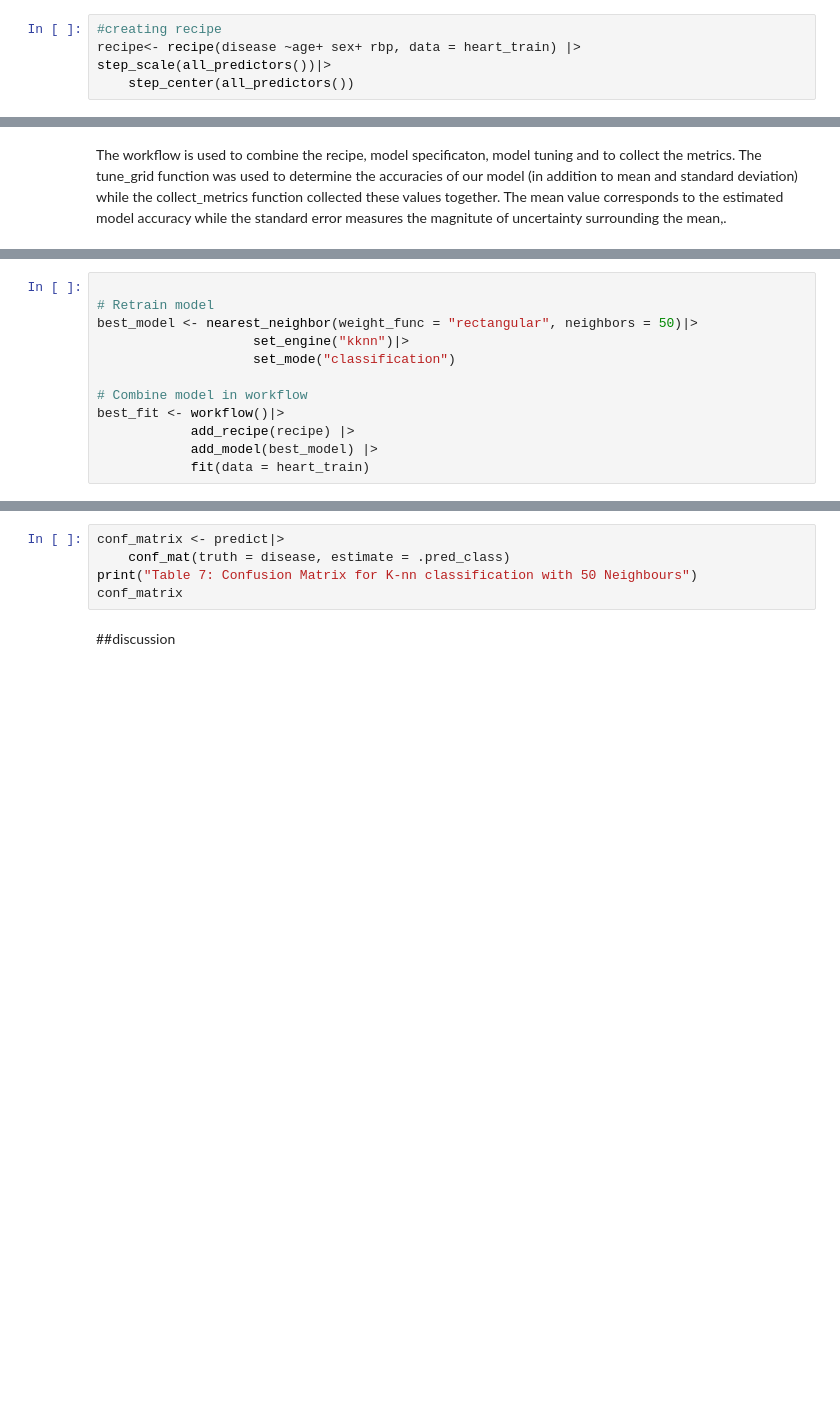
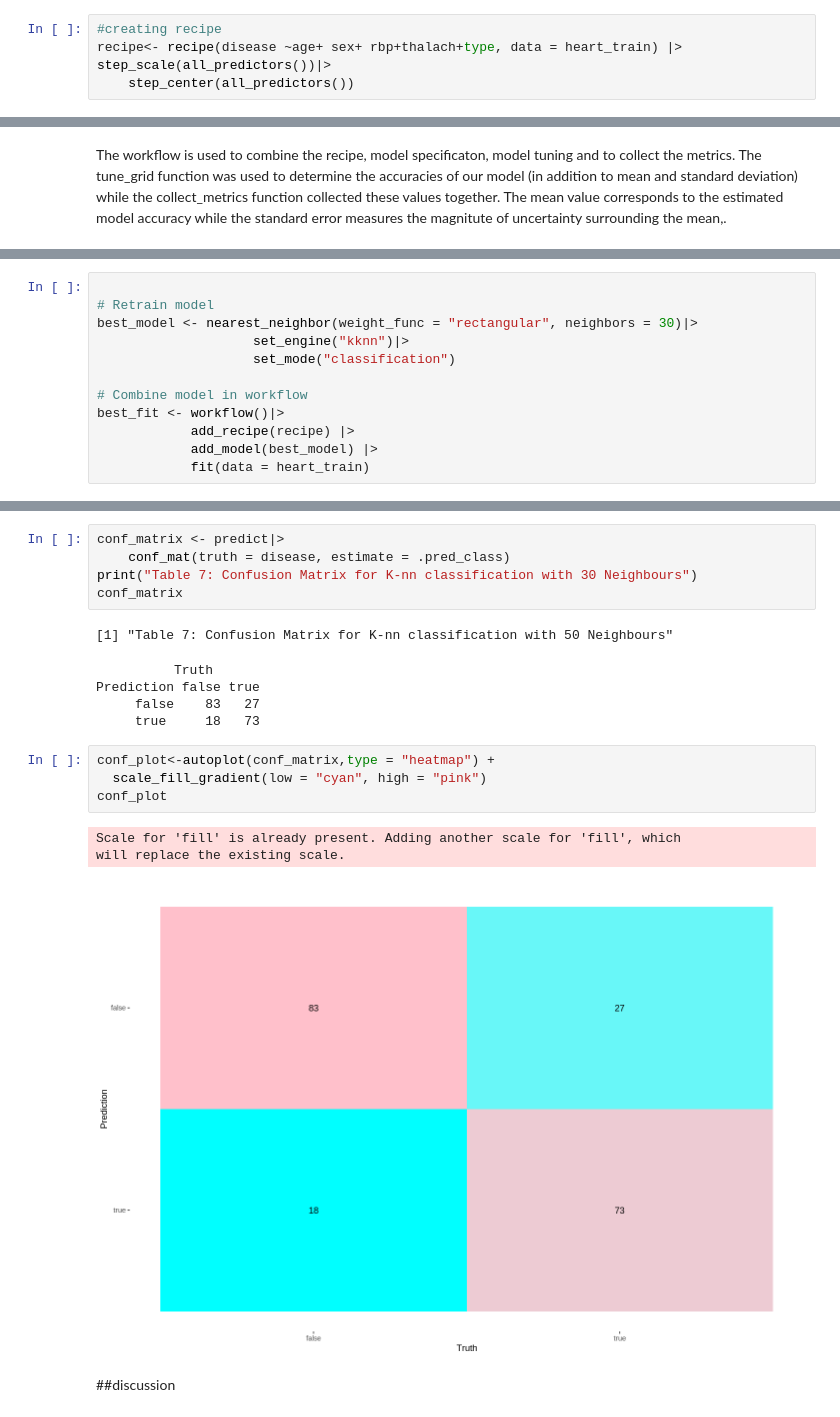
Before and after one commit to ciaraaf/dsci_grp_156, a Jupyter notebook: heart2.ipynb, the cells around one changed output, grey strips where cells are left out. Cells and saved outputs as stored; diff of their text form; blank space fills up the shorter version.

```diff
--- a/heart2.ipynb
+++ b/heart2.ipynb
@@ -367,7 +425,7 @@ chol_dist
 To built the recipe, rank was selected as the target variable while the predicting variables were specified as aces, rank points, age and draw size. The variables were scaled and centered to ensure that their mean was zero and their standard deviation was one. Without the standardization process, our predictors will have unequal effects on our classifier which would decrease the prediction accuracy of our model.
 # %%
 #creating recipe
-recipe<- recipe(disease ~age+ sex+ rbp, data = heart_train) |>
+recipe<- recipe(disease ~age+ sex+ rbp+thalach+type, data = heart_train) |>
 step_scale(all_predictors())|>
     step_center(all_predictors())
 # %% [markdown]
@@ -424,7 +527,7 @@ To visualize how the model accuracy varies across the various K-values, the accu
 # %%
 
 # Retrain model
-best_model <- nearest_neighbor(weight_func = "rectangular", neighbors = 50)|>
+best_model <- nearest_neighbor(weight_func = "rectangular", neighbors = 30)|>
                     set_engine("kknn")|>
                     set_mode("classification")
 
@@ -450,8 +559,22 @@ The fit and predict functions were used to predict testing set labels with our t
 # %%
 conf_matrix <- predict|>
     conf_mat(truth = disease, estimate = .pred_class)
-print("Table 7: Confusion Matrix for K-nn classification with 50 Neighbours")
+print("Table 7: Confusion Matrix for K-nn classification with 30 Neighbours")
 conf_matrix
+# %% [output]
+[1] "Table 7: Confusion Matrix for K-nn classification with 50 Neighbours"
+          Truth
+Prediction false true
+     false    83   27
+     true     18   73
+# %%
+conf_plot<-autoplot(conf_matrix,type = "heatmap") +
+  scale_fill_gradient(low = "cyan", high = "pink")
+conf_plot
+# %% [output]
+Scale for 'fill' is already present. Adding another scale for 'fill', which
+will replace the existing scale.
+[figure, added]
 # %% [markdown]
 ##discussion
 # %% [markdown]
```
Also changed, not shown: parts of 16 cells of this notebook.
